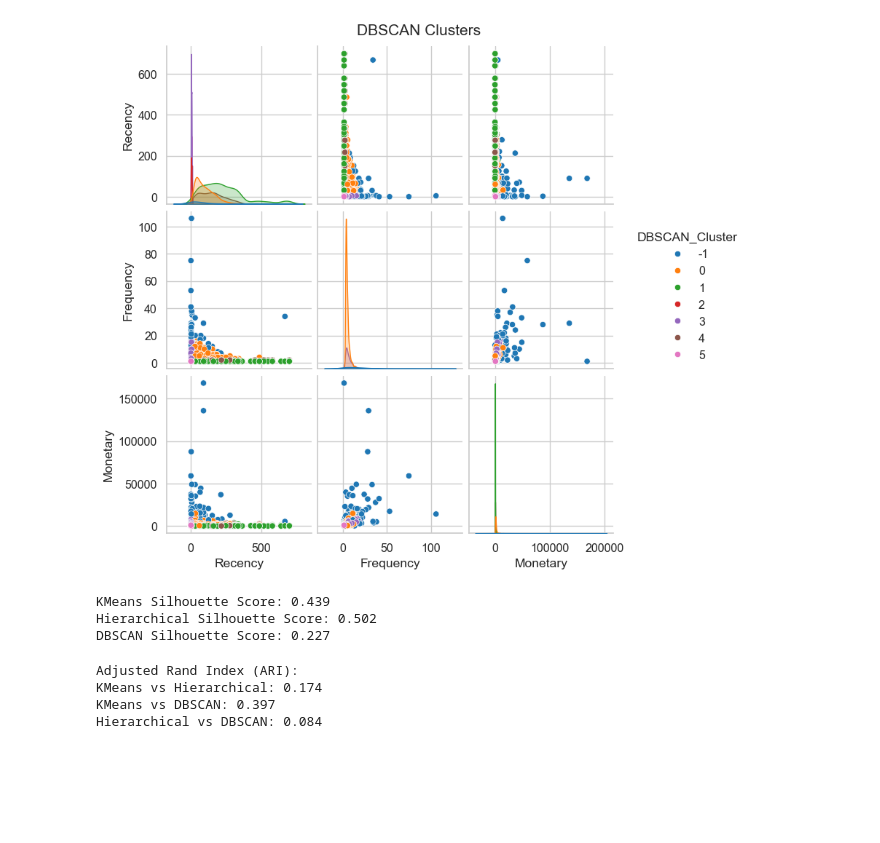
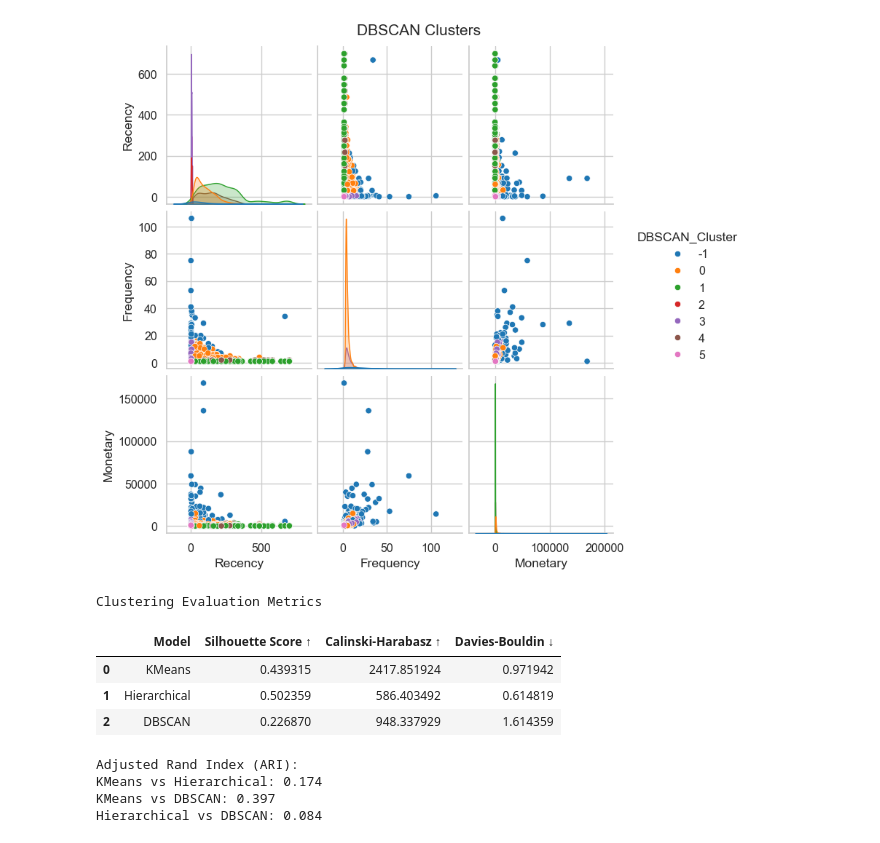
Before and after one commit to Gokul-bit165/clustering-task, a Jupyter notebook: clustering&evaluation.ipynb, the cells around one changed output. Saved outputs shown, nothing was run; the diff lists cells and outputs as text; code cells hidden in the pictures; blank space fills up the shorter version.

```diff
--- a/clustering&evaluation.ipynb
+++ b/clustering&evaluation.ipynb
@@ -187,17 +187,38 @@ plt.show()
 # %%
 from sklearn.metrics import adjusted_rand_score
 # %%
+import pandas as pd
+from sklearn.metrics import silhouette_score, calinski_harabasz_score, davies_bouldin_score
+
+
 sil_kmeans = silhouette_score(rfm_scaled, rfm["KMeans_Cluster"])
 sil_hier = silhouette_score(rfm_scaled, rfm["Hier_Cluster"])
 sil_db = silhouette_score(rfm_scaled, rfm["DBSCAN_Cluster"]) if len(set(rfm["DBSCAN_Cluster"])) > 1 else -1
 
-print(f"KMeans Silhouette Score: {sil_kmeans:.3f}")
-print(f"Hierarchical Silhouette Score: {sil_hier:.3f}")
-print(f"DBSCAN Silhouette Score: {sil_db:.3f}")
+ch_kmeans = calinski_harabasz_score(rfm_scaled, rfm["KMeans_Cluster"])
+ch_hier = calinski_harabasz_score(rfm_scaled, rfm["Hier_Cluster"])
+ch_db = calinski_harabasz_score(rfm_scaled, rfm["DBSCAN_Cluster"]) if len(set(rfm["DBSCAN_Cluster"])) > 1 else -1
+
+db_kmeans = davies_bouldin_score(rfm_scaled, rfm["KMeans_Cluster"])
+db_hier = davies_bouldin_score(rfm_scaled, rfm["Hier_Cluster"])
+db_db = davies_bouldin_score(rfm_scaled, rfm["DBSCAN_Cluster"]) if len(set(rfm["DBSCAN_Cluster"])) > 1 else -1
+
+
+metrics_df = pd.DataFrame({
+    "Model": ["KMeans", "Hierarchical", "DBSCAN"],
+    "Silhouette Score ↑": [sil_kmeans, sil_hier, sil_db],
+    "Calinski-Harabasz ↑": [ch_kmeans, ch_hier, ch_db],
+    "Davies-Bouldin ↓": [db_kmeans, db_hier, db_db]
+})
+
+print("\nClustering Evaluation Metrics")
+metrics_df
 # %% [output]
-KMeans Silhouette Score: 0.439
-Hierarchical Silhouette Score: 0.502
-DBSCAN Silhouette Score: 0.227
+Clustering Evaluation Metrics
+|  | Model | Silhouette Score ↑ | Calinski-Harabasz ↑ | Davies-Bouldin ↓ |
+| 0 | KMeans | 0.439315 | 2417.851924 | 0.971942 |
+| 1 | Hierarchical | 0.502359 | 586.403492 | 0.614819 |
+| 2 | DBSCAN | 0.226870 | 948.337929 | 1.614359 |
 # %%
 ari_kmeans_hier = adjusted_rand_score(rfm["KMeans_Cluster"], rfm["Hier_Cluster"])
 ari_kmeans_db = adjusted_rand_score(rfm["KMeans_Cluster"], rfm["DBSCAN_Cluster"])
```
Also changed, not shown: parts of 1 cell of this notebook, 2 other files.
